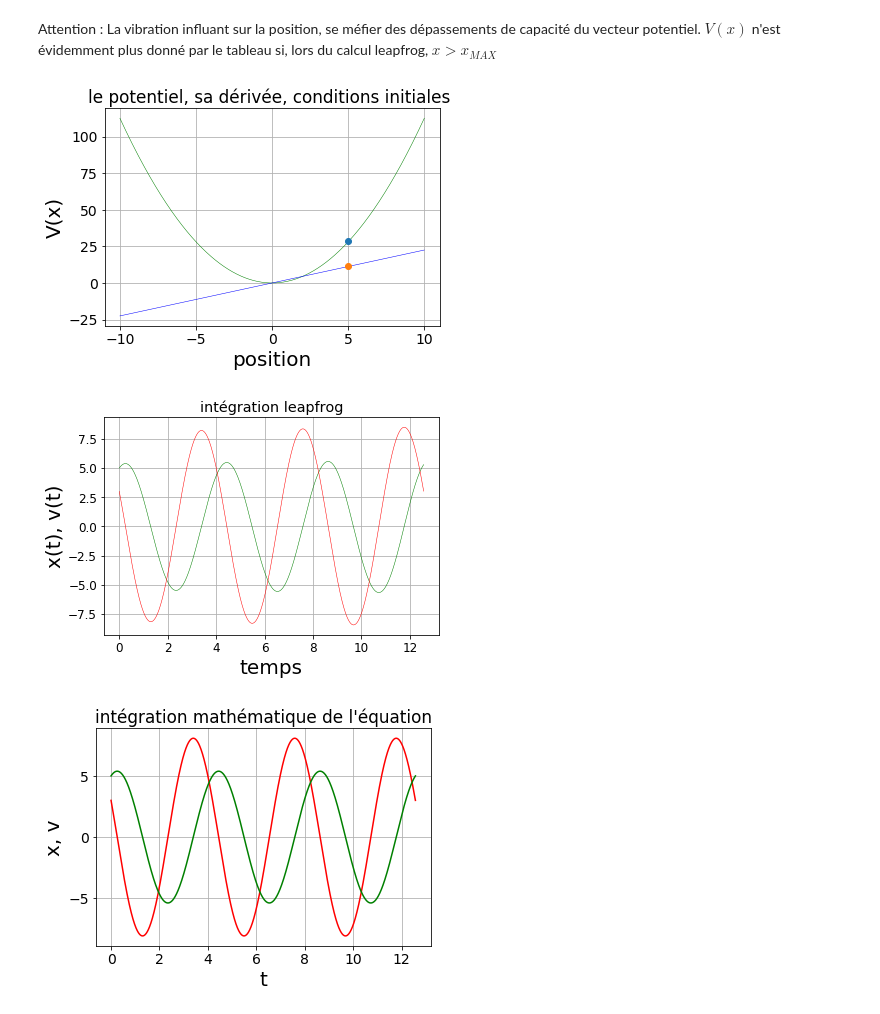
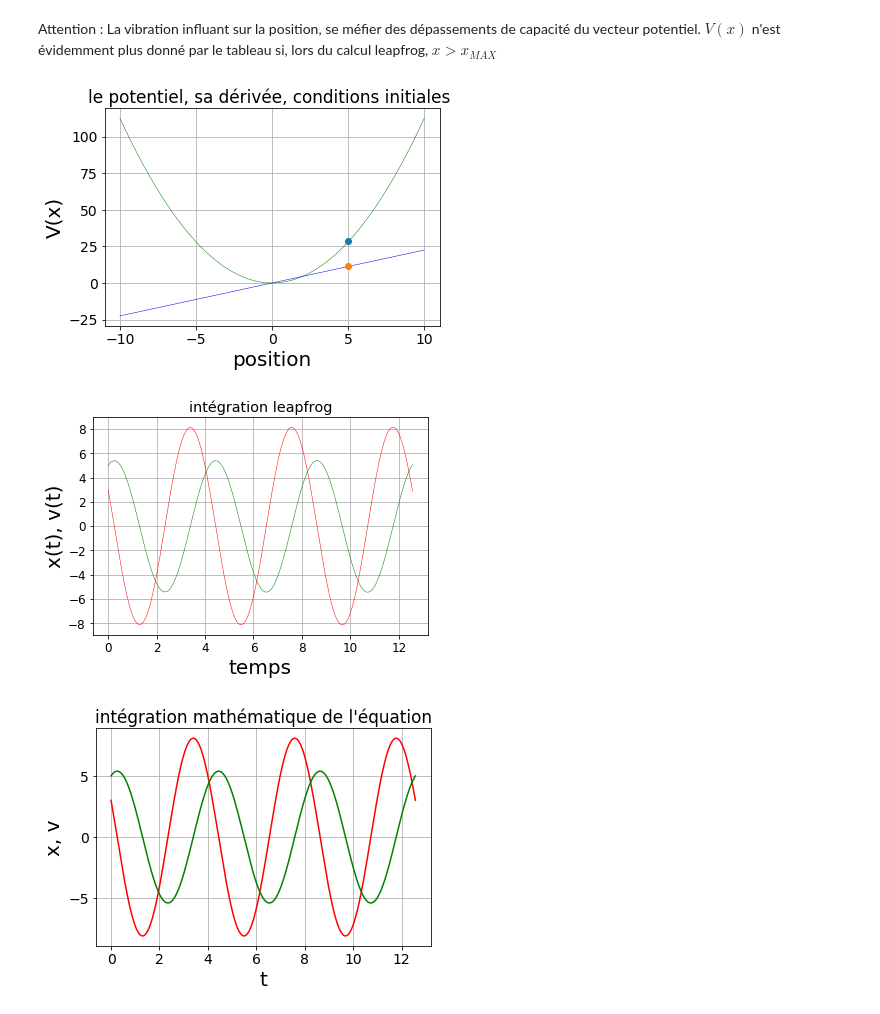
Before and after one commit to Yves-LEMEN/potentiel-discret, a Jupyter notebook: potentiel discret.ipynb, the cells around one changed output. Saved outputs shown, nothing was run; the diff lists cells and outputs as text; code cells hidden in the pictures.

```diff
--- a/potentiel discret.ipynb
+++ b/potentiel discret.ipynb
@@ -24,11 +24,12 @@ La vibration influant sur la position, se méfier des dépassements de capacité
 # %%
 from pylab import *
 import numpy as np
+import matplotlib.pyplot as plt
 ###############################################################################
 # Entrée des paramètres +/-l limites d'espace, xp point courant, Nn pas, omeg pulsation
 
 l=10.0
-Nn=501
+Nn=500
 xp = np.linspace(-l, l, Nn)
 s = np.linspace(-l, l, Nn-1) #utilisé pour les vecteurs dérivés qui n'ont que Nn-1 composantes
 dxp=xp[1]-xp[0]
@@ -37,7 +38,7 @@ ds=s[1]-s[0]
 ###########################
 # entrée des paramètres temporels - limite de temps tps pas temporel Mm
 
-Mm=7210
+Mm=72100
 omeg=1.5
 tps=3*2*3.141596/omeg #temps caractéristique posé égal à 3 fois la période
 tp=np.linspace(0,tps,Mm)
@@ -152,32 +153,32 @@ ylabel("x(t), v(t)")
 plt.title ("intégration leapfrog")
 ###############################################################################
 show()
 ###############################################################################
 
 
 
 
 ##########################################################################
 # résolution numérique directe
 phi=math.atan(omeg*x0/v0)
 A=x0/sin(phi)
 
 S=A*sin(phi+omeg*tp)
 
 COS=omeg*A*cos(phi+omeg*tp)
 ###############################################################################
 rcParams["axes.grid"] = True
 rcParams['font.size'] = 14
 rcParams['axes.labelsize'] = 20
 figure()
 plt.plot(tp,COS,'r')
 plt.plot(tp,S,'g')
 xlabel("t")
 ylabel("x, v")
 plt.title ("intégration mathématique de l'équation")
 
 show()
 # %% [output]
 [figure]
-[figure, old version]
+[figure, new version]
 [figure]
```
Also changed, not shown: parts of 1 cell of this notebook.
